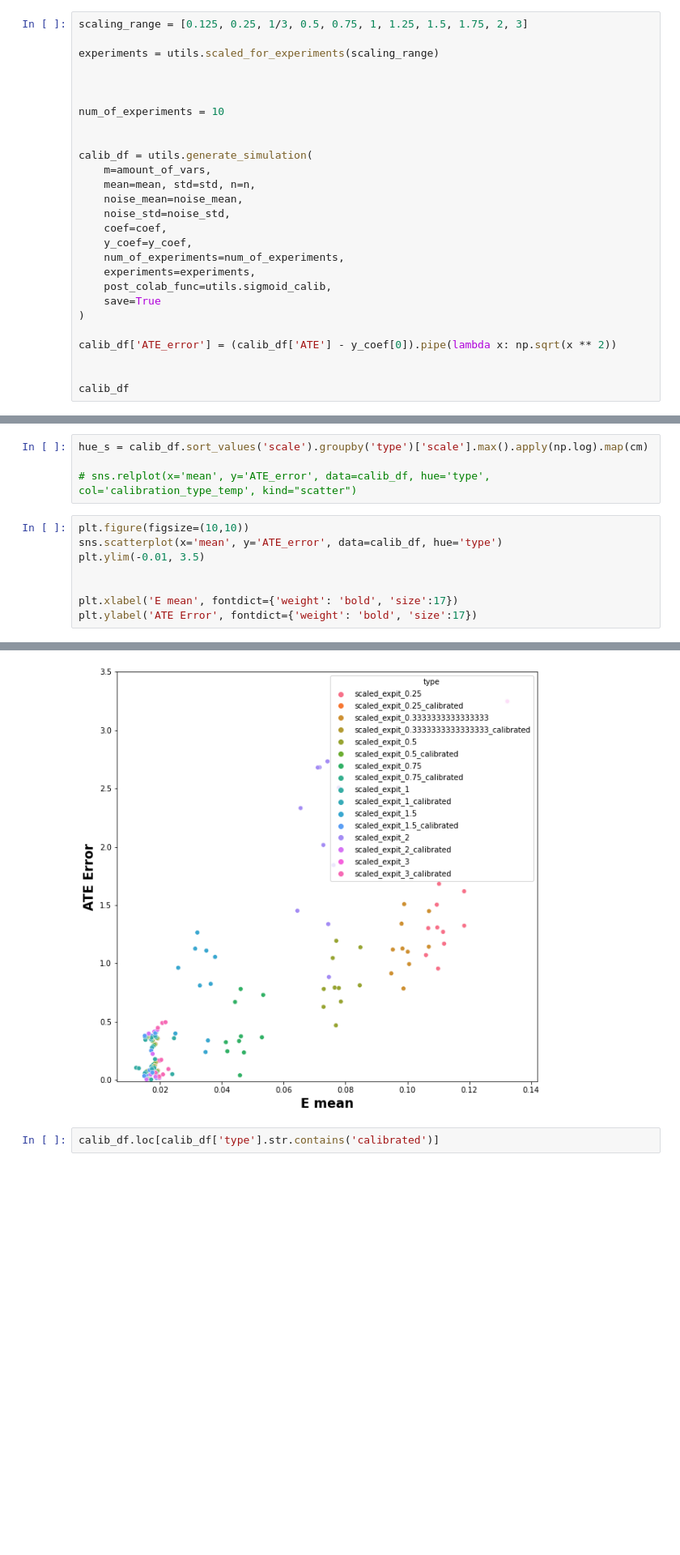
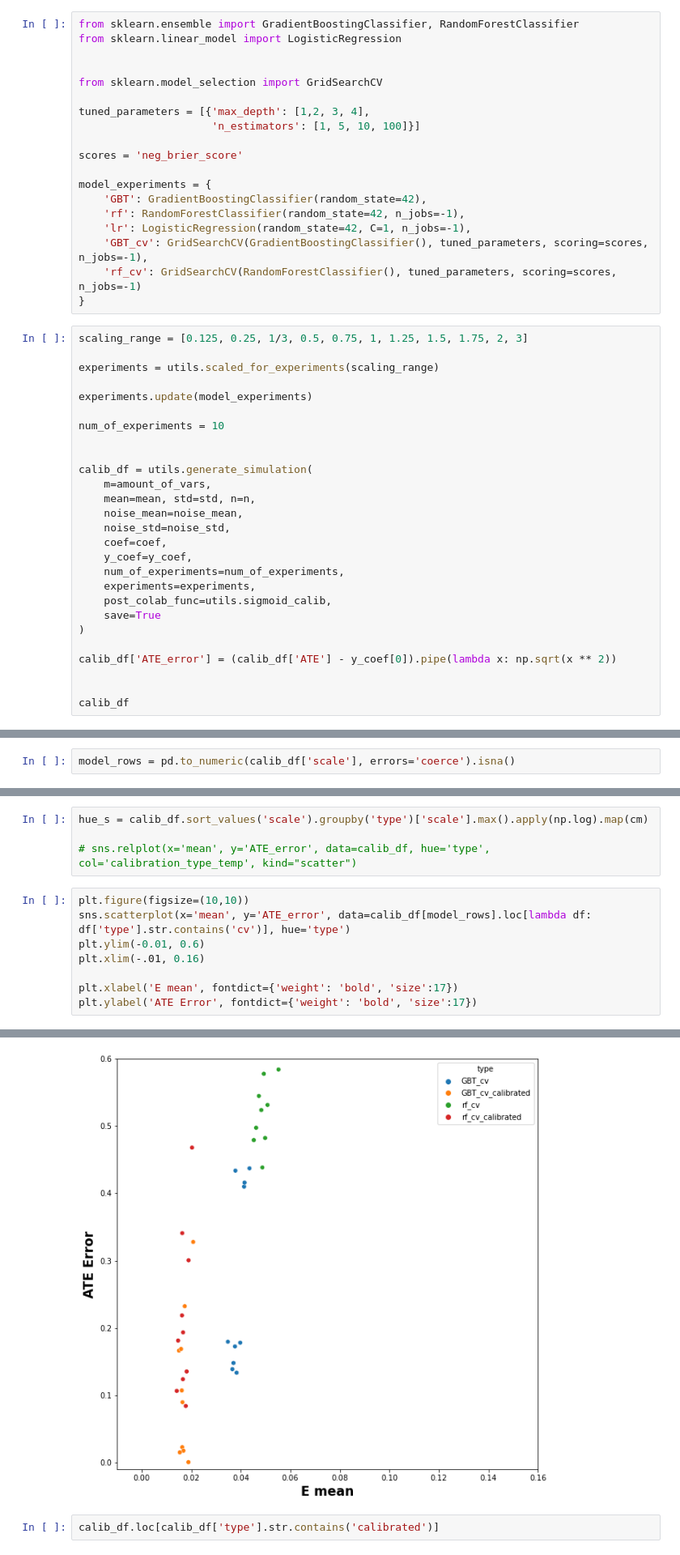
Before and after one commit to RomGutman/propensity_calibration, a Jupyter notebook: prop_simulation.ipynb, the cells around one changed output, grey strips where cells are left out. Shown at 81% size. Cells and saved outputs as stored; diff of their text form; blank space fills up the shorter version.

```diff
--- a/prop_simulation.ipynb
+++ b/prop_simulation.ipynb
@@ -301,9 +280,28 @@ calib_df
+# %%
+from sklearn.ensemble import GradientBoostingClassifier, RandomForestClassifier
+from sklearn.linear_model import LogisticRegression
+
+
+from sklearn.model_selection import GridSearchCV
+
+tuned_parameters = [{'max_depth': [1,2, 3, 4],
+                     'n_estimators': [1, 5, 10, 100]}]
+
+scores = 'neg_brier_score'
+
+model_experiments = {
+    'GBT': GradientBoostingClassifier(random_state=42),
+    'rf': RandomForestClassifier(random_state=42, n_jobs=-1),
+    'lr': LogisticRegression(random_state=42, C=1, n_jobs=-1),
+    'GBT_cv': GridSearchCV(GradientBoostingClassifier(), tuned_parameters, scoring=scores, n_jobs=-1),
+    'rf_cv': GridSearchCV(RandomForestClassifier(), tuned_parameters, scoring=scores, n_jobs=-1)
+}
 # %%
 scaling_range = [0.125, 0.25, 1/3, 0.5, 0.75, 1, 1.25, 1.5, 1.75, 2, 3]
 
 experiments = utils.scaled_for_experiments(scaling_range)
 
-
+experiments.update(model_experiments)
 
 num_of_experiments = 10
 
@@ -356,3 +391,5 @@ cm
+# %%
+model_rows = pd.to_numeric(calib_df['scale'], errors='coerce').isna()
 # %%
 calib_df['calibration_type_temp'] = calib_df['calibration_type'].fillna('None')
 # %%
@@ -388,15 +437,15 @@ hue_s = calib_df.sort_values('scale').groupby('type')['scale'].max().apply(np.lo
 # sns.relplot(x='mean', y='ATE_error', data=calib_df, hue='type', col='calibration_type_temp', kind="scatter")
 # %%
 plt.figure(figsize=(10,10))
-sns.scatterplot(x='mean', y='ATE_error', data=calib_df, hue='type')
-plt.ylim(-0.01, 3.5)
-
+sns.scatterplot(x='mean', y='ATE_error', data=calib_df[model_rows].loc[lambda df: df['type'].str.contains('cv')], hue='type')
+plt.ylim(-0.01, 0.6)
+plt.xlim(-.01, 0.16)
 
 plt.xlabel('E mean', fontdict={'weight': 'bold', 'size':17})
 plt.ylabel('ATE Error', fontdict={'weight': 'bold', 'size':17})
 # %% [output]
 Text(0, 0.5, 'ATE Error')
-[figure, old version]
+[figure, new version]
 # %%
 calib_df.loc[calib_df['type'].str.contains('calibrated')]
 # %% [output]
```
Also changed, not shown: parts of 31 cells of this notebook, 1 other file.
